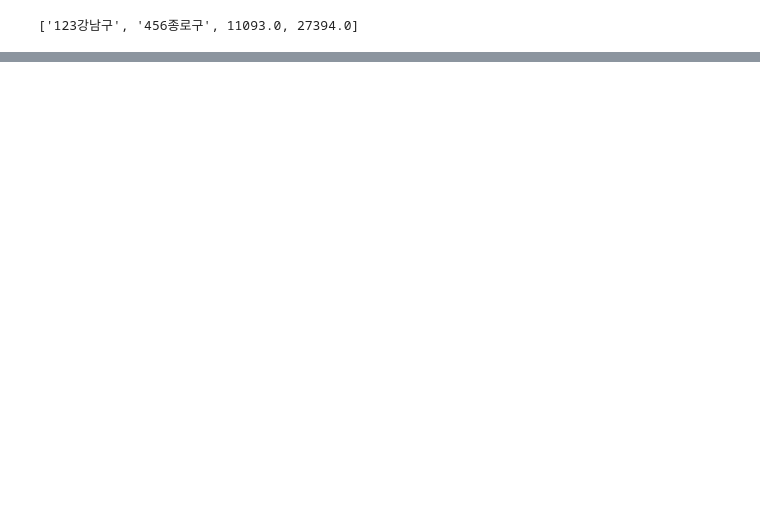
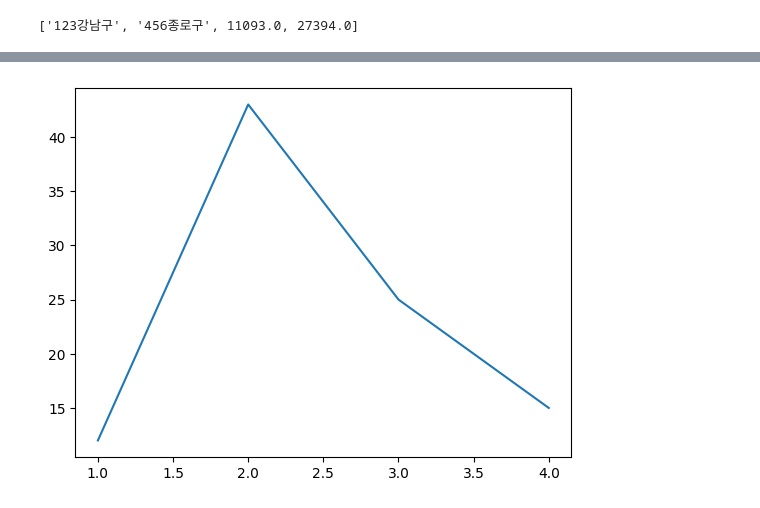
Before and after one commit to JSeoYoung/DA_School_1, a Jupyter notebook: Python_0509.ipynb, the cells around one changed output, grey strips where cells are left out. Cells and saved outputs as stored; diff of their text form; code cells hidden in the pictures; blank space fills up the shorter version.

```diff
--- a/Python_0509.ipynb
+++ b/Python_0509.ipynb
@@ -235,0 +660,6 @@ k
+# %%
+import matplotlib.pyplot as plt
+plt.plot([1,2,3,4], [12,43,25,15])  # 첫번째 리스트는 x축, 두번째 리스트는 y축
+plt.show()
+# %% [output]
+[figure, added]
```
Also changed, not shown: parts of 52 cells of this notebook.
